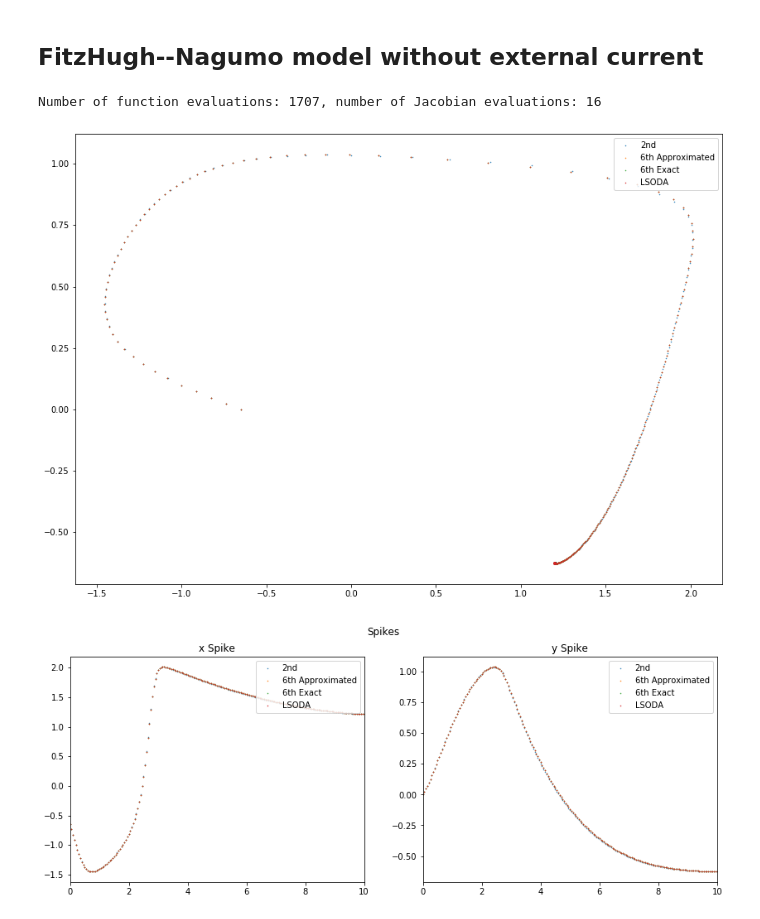
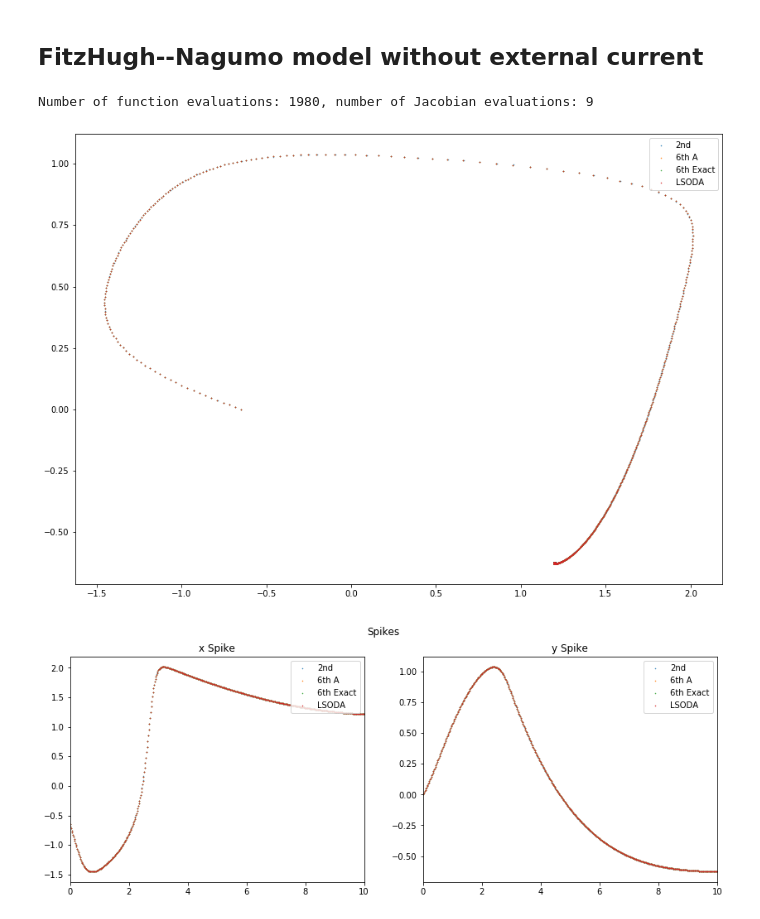
Before and after one commit to fzadra/VanDerPolContact, a Jupyter notebook: FitzHugh-Nagumo models.ipynb, the cells around one changed output. Cells and saved outputs as stored; diff of their text form; code cells hidden in the pictures.

```diff
--- a/FitzHugh-Nagumo models.ipynb
+++ b/FitzHugh-Nagumo models.ipynb
@@ -30,59 +32,57 @@ frinag=lm.FitzHughNagumo(a,b,c)
 x0,y0=-0.650,0
 q0,p0,s0=x0, 0, frinag.xytos(x0,y0)
 # %%
-tspan = np.arange(0, 500, 0.05)
+tspan = np.arange(0, 500, 0.02)
 
 sol, sols, _ = ic.integrate(li.step1, frinag, tspan, p0, q0, s0)
 solm, solms, _ = ic.integrate(step6, frinag, tspan, p0, q0, s0)
 sol1, sol1s, _ = ic.integrate(step6e, frinag, tspan, p0, q0, s0)
 # %%
-def ivp_neu(y, t, a, b,c):
-    return [
-        c*(y[0] + y[1]-(1.0/3.0)*(y[0])**3),
+def ivp_neu(z=lambda t:0.0):
+    return lambda y, t, a, b, c: [
+        c*(y[0] + y[1]-(1.0/3.0)*(y[0])**3 + z(t)),
         -(1/c)*(y[0]-a+b*y[1])
     ]
 
-tspan = np.arange(0, 500, 0.05)
-
 y_init, params = [x0, y0], (a,b,c)
-y_odeint, info = si.odeint(ivp_neu, y_init, tspan, params, rtol=1e-13, atol=1e-15, full_output=True)
+y_odeint, info = si.odeint(ivp_neu(), y_init, tspan, params, rtol=1e-13, atol=1e-15, full_output=True)
 print("Number of function evaluations: %d, number of Jacobian evaluations: %d" % (info['nfe'][-1], info['nje'][-1]))
 # %% [output]
-Number of function evaluations: 1707, number of Jacobian evaluations: 16
+Number of function evaluations: 1980, number of Jacobian evaluations: 9
 # %%
 plt.figure(figsize=(14,10))
-plt.plot(sol[:,1], frinag.qstoy(sol[:,1],sols[:]), '.',markersize=1,label="2nd")
-plt.plot(solm[:,1], frinag.qstoy(solm[:,1],solms[:]),'.',markersize=1,label="6th Approximated")
-plt.plot(sol1[:,1], frinag.qstoy(sol1[:,1],sol1s[:]),'.',markersize=1,label="6th Exact")
+plt.plot(sol[:,1], frinag.qstoy(sol[:,1],sols), '.',markersize=1,label="2nd")
+plt.plot(solm[:,1], frinag.qstoy(solm[:,1],solms),'.',markersize=1,label="6th A")
+plt.plot(sol1[:,1], frinag.qstoy(sol1[:,1],sol1s),'.',markersize=1,label="6th Exact")
 plt.plot(y_odeint[:, 0], y_odeint[:, 1], '.',markersize=1,label="LSODA")
 plt.legend(loc="upper right")
 plt.show()
 # %% [output]
-[figure, old version]
+[figure, new version]
 # %%
 plt.figure(figsize=(14,5))
 plt.suptitle("Spikes")
 plt.subplot(121)
 plt.gca().set_title("x Spike")
 plt.plot(tspan, sol[:,1], '.',markersize=1,label="2nd")
-plt.plot(tspan, solm[:,1],'.',markersize=1,label="6th Approximated")
+plt.plot(tspan, solm[:,1],'.',markersize=1,label="6th A")
 plt.plot(tspan, sol1[:,1],'.',markersize=1,label="6th Exact")
 plt.plot(tspan, y_odeint[:, 0], '.',markersize=1,label="LSODA")
 plt.xlim((0,10))
 plt.legend(loc="upper right")
 
 plt.subplot(122)
 plt.gca().set_title("y Spike")
-plt.plot(tspan, frinag.qstoy(sol[:,1],sols[:]), '.',markersize=1,label="2nd")
-plt.plot(tspan, frinag.qstoy(solm[:,1],solms[:]),'.',markersize=1,label="6th Approximated")
-plt.plot(tspan, frinag.qstoy(sol1[:,1],sol1s[:]),'.',markersize=1,label="6th Exact")
+plt.plot(tspan, frinag.qstoy(sol[:,1],sols), '.',markersize=1,label="2nd")
+plt.plot(tspan, frinag.qstoy(solm[:,1],solms),'.',markersize=1,label="6th A")
+plt.plot(tspan, frinag.qstoy(sol1[:,1],sol1s),'.',markersize=1,label="6th Exact")
 plt.plot(tspan, y_odeint[:, 1], '.',markersize=1,label="LSODA")
 plt.xlim((0,10))
 plt.legend(loc="upper right")
 
 plt.show()
 # %% [output]
-[figure, old version]
+[figure, new version]
 # %%
 plt.figure(figsize=(14,10))
 
```
Also changed, not shown: parts of 19 cells of this notebook, 3 other files.
